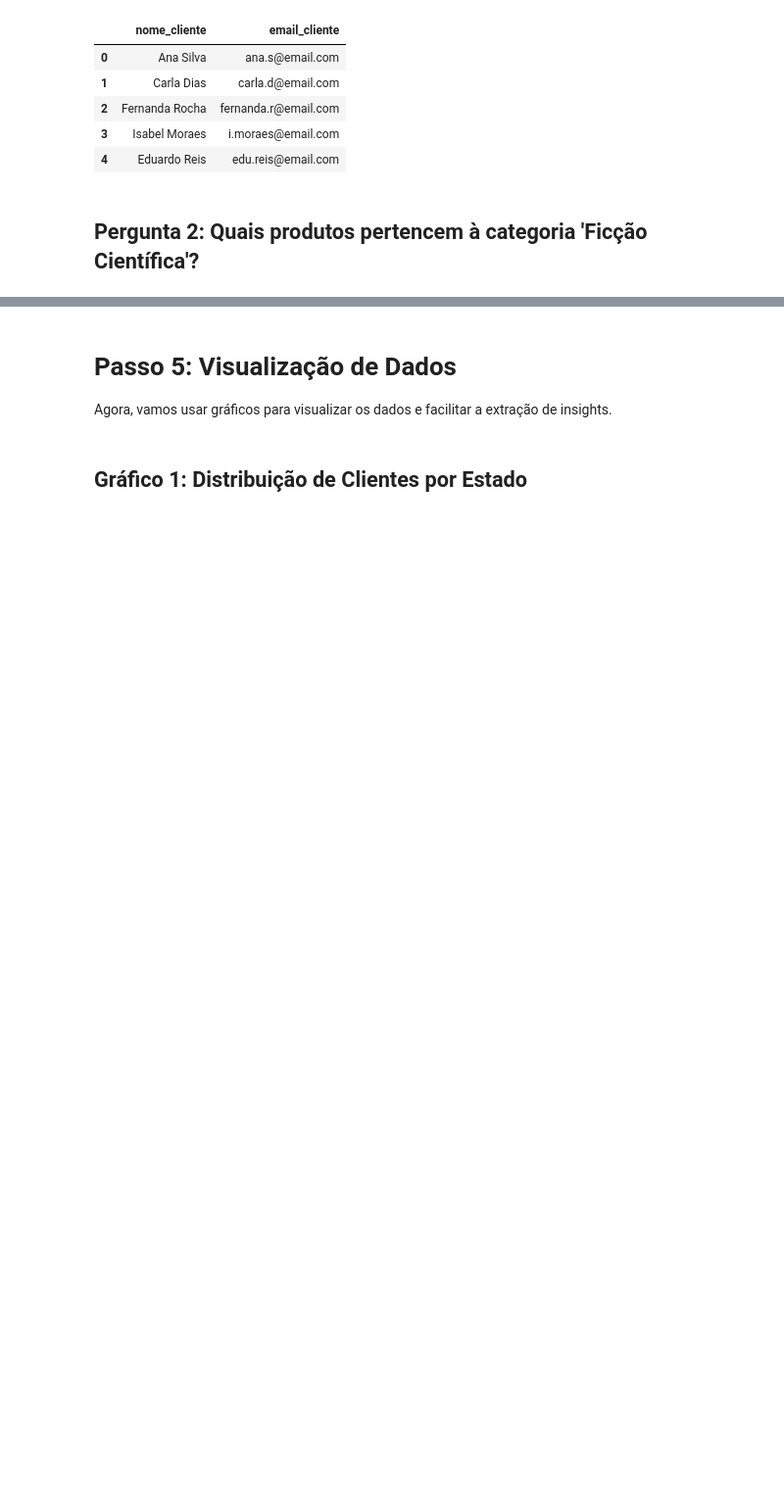
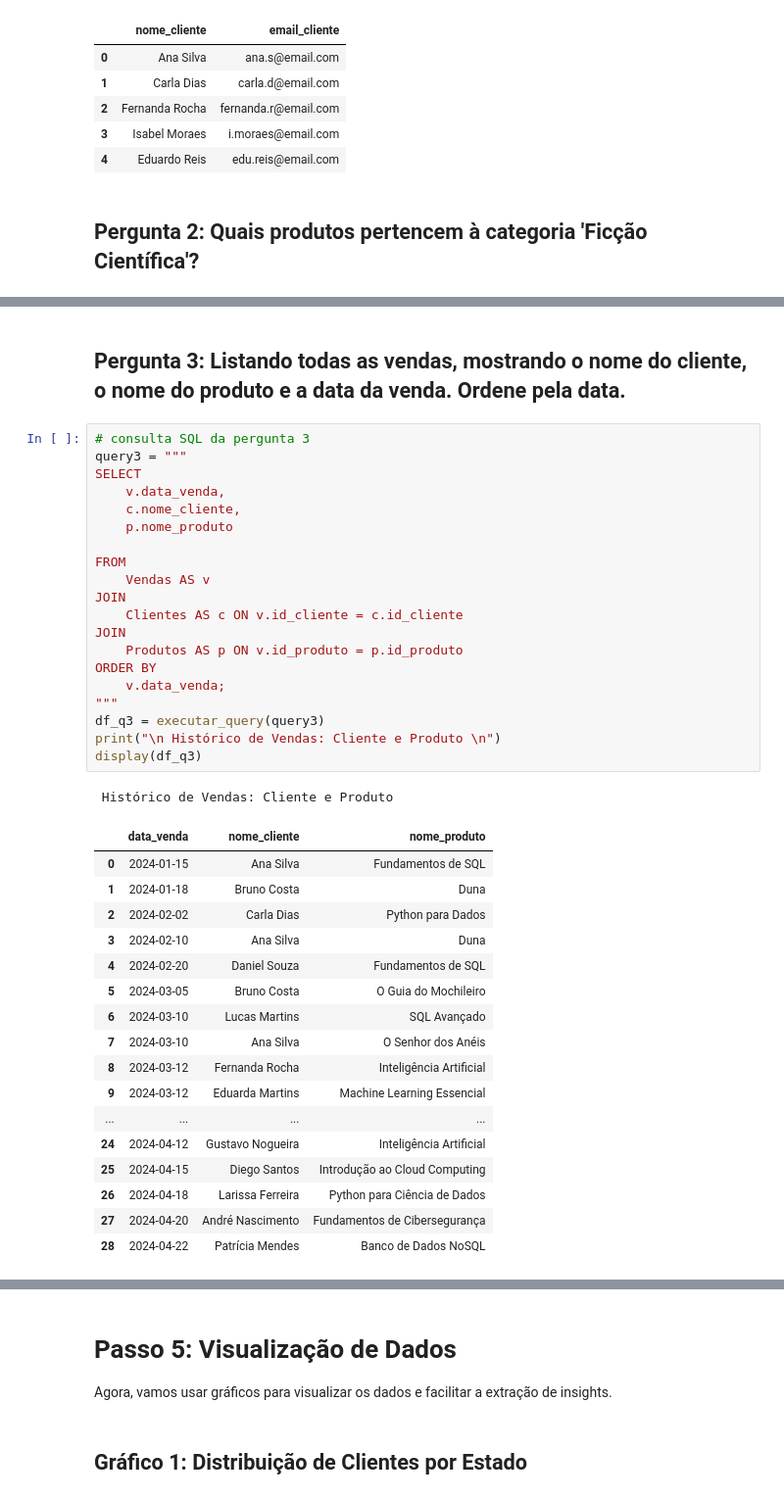
Before and after one commit to larissalvesds/projeto02-sql, a Jupyter notebook: Notebook_de_Análise_de_Vendas_no_Colab.ipynb, the cells around one changed output, grey strips where cells are left out. Shown at 98% size. Drawn from its saved outputs; the diff is of its cells as text; blank space fills up the shorter version.

```diff
--- a/Notebook_de_Análise_de_Vendas_no_Colab.ipynb
+++ b/Notebook_de_Análise_de_Vendas_no_Colab.ipynb
@@ -174,3 +196,44 @@ display(df_ficcao)
 | 3 | Neuromancer | 70.0 |
 | 4 | A Revolução dos Bichos | 55.0 |
 | 5 | Senhor dos Anéis | 80.0 |
+# %% [markdown]
+## Pergunta 3: Listando todas as vendas, mostrando o nome do cliente, o nome do produto e a data da venda. Ordene pela data.
+# %%
+# consulta SQL da pergunta 3
+query3 = """
+SELECT
+    v.data_venda,
+    c.nome_cliente,
+    p.nome_produto
+
+FROM
+    Vendas AS v
+JOIN
+    Clientes AS c ON v.id_cliente = c.id_cliente
+JOIN
+    Produtos AS p ON v.id_produto = p.id_produto
+ORDER BY
+    v.data_venda;
+"""
+df_q3 = executar_query(query3)
+print("\n Histórico de Vendas: Cliente e Produto \n")
+display(df_q3)
+# %% [output]
+ Histórico de Vendas: Cliente e Produto
+|  | data_venda | nome_cliente | nome_produto |
+| 0 | 2024-01-15 | Ana Silva | Fundamentos de SQL |
+| 1 | 2024-01-18 | Bruno Costa | Duna |
+| 2 | 2024-02-02 | Carla Dias | Python para Dados |
+| 3 | 2024-02-10 | Ana Silva | Duna |
+| 4 | 2024-02-20 | Daniel Souza | Fundamentos de SQL |
+| 5 | 2024-03-05 | Bruno Costa | O Guia do Mochileiro |
+| 6 | 2024-03-10 | Lucas Martins | SQL Avançado |
+| 7 | 2024-03-10 | Ana Silva | O Senhor dos Anéis |
+| 8 | 2024-03-12 | Fernanda Rocha | Inteligência Artificial |
+| 9 | 2024-03-12 | Eduarda Martins | Machine Learning Essencial |
+| ... | ... | ... | ... |
+| 24 | 2024-04-12 | Gustavo Nogueira | Inteligência Artificial |
+| 25 | 2024-04-15 | Diego Santos | Introdução ao Cloud Computing |
+| 26 | 2024-04-18 | Larissa Ferreira | Python para Ciência de Dados |
+| 27 | 2024-04-20 | André Nascimento | Fundamentos de Cibersegurança |
+| 28 | 2024-04-22 | Patrícia Mendes | Banco de Dados NoSQL |
```
Also changed, not shown: parts of 18 cells of this notebook.
